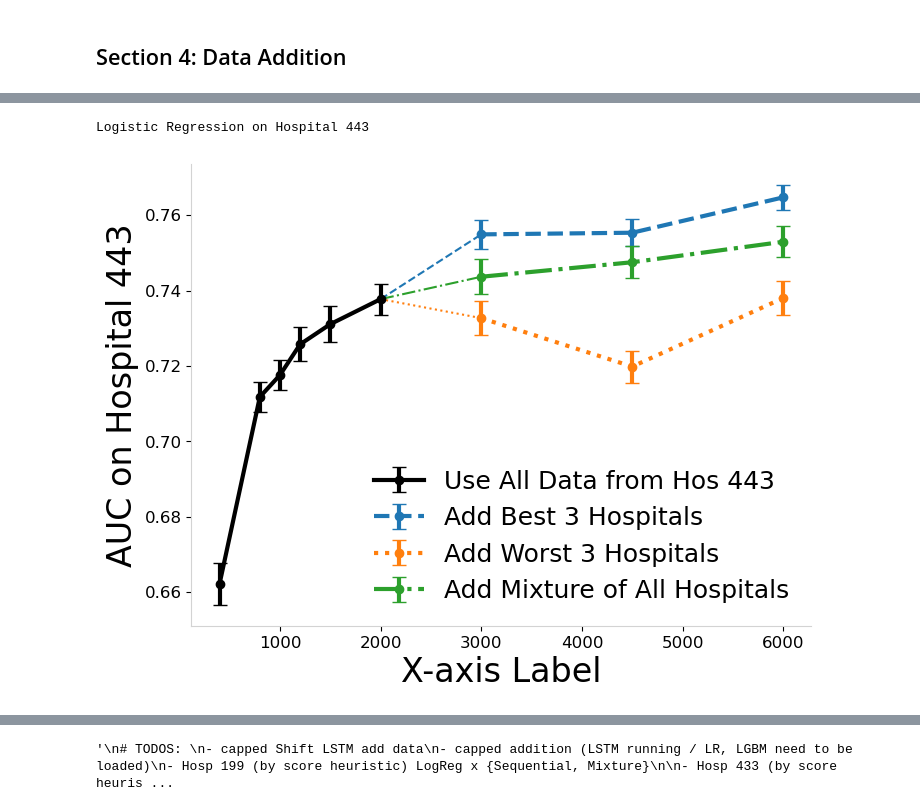
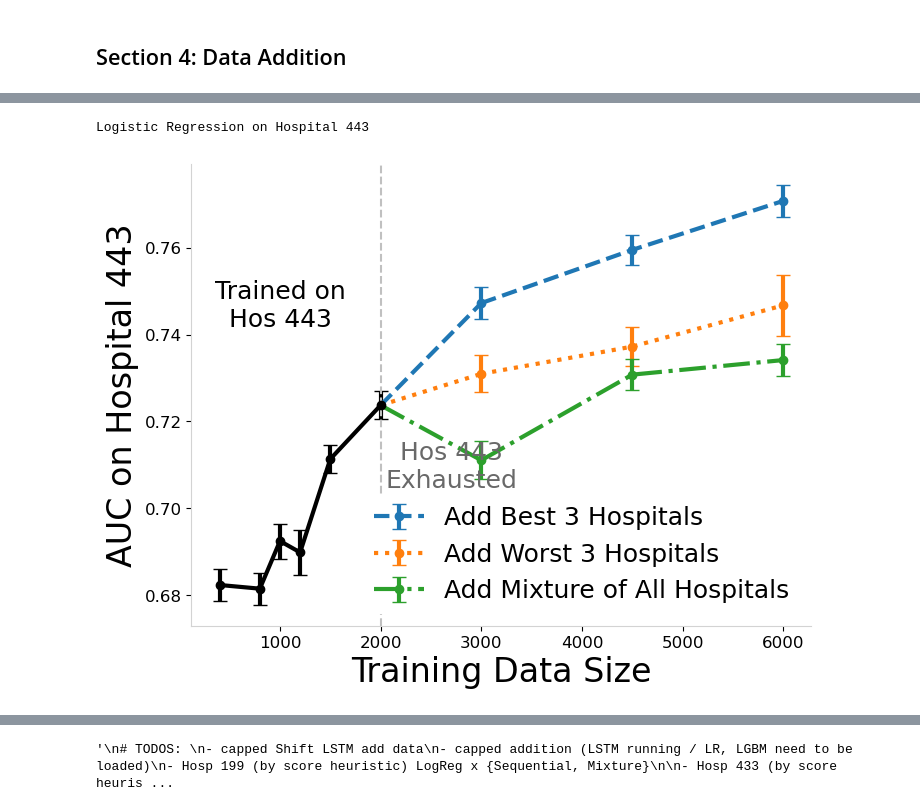
Before and after one commit to heyyjudes/YAIB, a Jupyter notebook: data_analysis_irene.ipynb, the cells around one changed output, grey strips where cells are left out. Drawn from its saved outputs; the diff is of its cells as text; code cells hidden in the pictures.

```diff
--- a/data_analysis_irene.ipynb
+++ b/data_analysis_irene.ipynb
@@ -748,17 +817,19 @@ for i in range(len(hospital_ids)):
     hospital_dict[hospital_ids[i]] = i
 
 hos_ind = hospital_dict[hos]
-model = "LogisticRegression"
-n_avg = np.load(f"results/sequential-n/{hos}-{model}-avg.npz", allow_pickle=True)
-n_std = np.load(f"results/sequential-n/{hos}-{model}-std.npz", allow_pickle=True)
+# model = "LogisticRegression"
+# model = "LGBMClassifier"
+model = "LSTM"
+n_avg = np.load(f"results/sequential-n/{hos}/{hos}-{model}-avg.npz", allow_pickle=True)
+n_std = np.load(f"results/sequential-n/{hos}/{hos}-{model}-std.npz", allow_pickle=True)
 dist_shift_avg = np.load(f"results/dist_shift/{model}-n1500-avg.npz", allow_pickle=True)
 dist_shift_std = np.load(f"results/dist_shift/{model}-n1500-std.npz", allow_pickle=True)
-sequential_best_avg = np.load(f"results/sequential-n/{hos}-{model}-best-hospitals-avg.npz", allow_pickle=True)
-sequential_best_std = np.load(f"results/sequential-n/{hos}-{model}-best-hospitals-std.npz", allow_pickle=True)
-sequential_worst_avg = np.load(f"results/sequential-n/{hos}-{model}-worst-hospitals-avg.npz", allow_pickle=True)
-sequential_worst_std = np.load(f"results/sequential-n/{hos}-{model}-worst-hospitals-std.npz", allow_pickle=True)
-mixture_avg = np.load(f"results/sequential-n/{hos}-mixture-{model}-avg.npz", allow_pickle=True)
-mixture_std = np.load(f"results/sequential-n/{hos}-mixture-{model}-std.npz", allow_pickle=True)
+sequential_best_avg = np.load(f"results/sequential-n/{hos}/{hos}-{model}-best-hospitals-avg.npz", allow_pickle=True)
+sequential_best_std = np.load(f"results/sequential-n/{hos}/{hos}-{model}-best-hospitals-std.npz", allow_pickle=True)
+sequential_worst_avg = np.load(f"results/sequential-n/{hos}/{hos}-{model}-worst-hospitals-avg.npz", allow_pickle=True)
+sequential_worst_std = np.load(f"results/sequential-n/{hos}/{hos}-{model}-worst-hospitals-std.npz", allow_pickle=True)
+mixture_avg = np.load(f"results/sequential-n/{hos}/{hos}-mixture-{model}-avg.npz", allow_pickle=True)
+mixture_std = np.load(f"results/sequential-n/{hos}/{hos}-mixture-{model}-std.npz", allow_pickle=True)
 # %%
 plot_df = pd.DataFrame.from_dict(n_avg['AUC'].item(), orient='index', columns=['AUC'])
 std_df = pd.DataFrame.from_dict(n_std['AUC'].item(), orient='index', columns=['std'])
@@ -781,4 +849,6 @@ plt.rcParams['ytick.labelsize'] = 12
 # %%
+lw=3
+
 sem_ratio = np.sqrt(5)
 fig, ax = plt.subplots(figsize=(8, 6))
 # Plot the mean AUC with confidence intervals as vertical bars
@@ -790,14 +860,16 @@ ax.errorbar(x=hos_df['n'],
             fmt='o-',
             capsize=5,
             lw=3,
-            label=f'Use All Data from Hos {hos}', color='k')
+            color='k'
+           )
+#             label=f'Use All Data from Hos {hos}')
 
 ax.errorbar(x=addition_df['n'],
             y=addition_df['Best3-AUC'],
             yerr=[addition_df['Best3-std']/sem_ratio ,addition_df['Best3-std']/sem_ratio],
             fmt='o',
             capsize=5,
-            lw=3,
+            lw=lw,
             ls='dashed',
             label=f'Add Best 3 Hospitals')
 
@@ -805,40 +877,59 @@ ax.errorbar(x=addition_df['n'],
             y=addition_df['Worst3-AUC'],
             yerr=[addition_df['Worst3-std']/sem_ratio ,addition_df['Worst3-std']/sem_ratio],
             fmt='o',
             capsize=5,
-            lw=3,
+            lw=lw,
             ls='dotted',
             label=f'Add Worst 3 Hospitals')
 
 ax.errorbar(x=addition_df['n'],
             y=addition_df['Mixture-AUC'],
             yerr=[addition_df['Mixture-std']/sem_ratio ,addition_df['Mixture-std']/sem_ratio],
             fmt='o',
             capsize=5,
-            lw=3,
+            lw=lw,
             ls='dashdot',
             label=f'Add Mixture of All Hospitals')
 
 # Set labels and title
-ax.set_xlabel('X-axis Label')
+ax.set_xlabel('Training Data Size')
 ax.set_ylabel('AUC on Hospital 443')
 
 ax.plot([hos_df['n'].values[-1],addition_df['n'].values[0]],
-        [hos_df['AUC'].values[-1], addition_df['Best3-AUC'].values[0]], color='C0', ls='--')
+        [hos_df['AUC'].values[-1], addition_df['Best3-AUC'].values[0]],
+        color='C0', ls='--', lw=lw)
 ax.plot([hos_df['n'].values[-1],addition_df['n'].values[0]],
-        [hos_df['AUC'].values[-1], addition_df['Worst3-AUC'].values[0]], color='C1', ls='dotted')
+        [hos_df['AUC'].values[-1], addition_df['Worst3-AUC'].values[0]], color='C1',
+        ls='dotted', lw=lw)
 
 ax.plot([hos_df['n'].values[-1],addition_df['n'].values[0]],
-        [hos_df['AUC'].values[-1], addition_df['Mixture-AUC'].values[0]], color='C2', ls='dashdot')
+        [hos_df['AUC'].values[-1], addition_df['Mixture-AUC'].values[0]],
+        color='C2', ls='dashdot', lw=lw)
 
 # ax.set_title(f'Logistic Regression on Hospital {hos}')
 print(f'Logistic Regression on Hospital {hos}')
 # Show the legend
-ax.legend(frameon=False, loc=4,fontsize=18)
-# ax.axvline(2000,color='silver',ls='--')
+ax.legend(frameon=True, loc=4,fontsize=18,framealpha=1., edgecolor='white')
+ax.axvline(2000,color='silver',ls='--')
+
+ax.annotate(f'Trained on\nHos {hos}',
+            color='k',
+            xy=(1000, 0.739),
+            xytext=(0, 5),
+            textcoords='offset points',
+            ha='center', va=va, fontsize=18)
+
+ax.annotate(f'Hos {hos}\nExhausted',
+            color='dimgray',
+            xy=(2700, 0.702),
+            xytext=(0, 5),
+            textcoords='offset points',
+            ha='center', va=va, fontsize=18)
+
+
 # Display the plot
-plt.savefig('figures/seq_hos443_lr.pdf', bbox_inches='tight')
+plt.savefig(f'figures/seq_hos{hos}_{model}.pdf', bbox_inches='tight')
 # plt.show()
 # %% [output]
 Logistic Regression on Hospital 443
-[figure, old version]
+[figure, new version]
```
Also changed, not shown: parts of 37 cells of this notebook.
